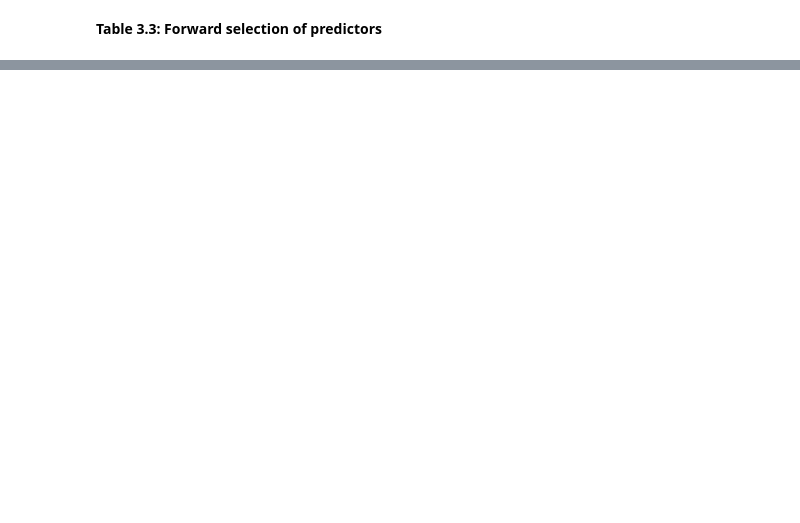
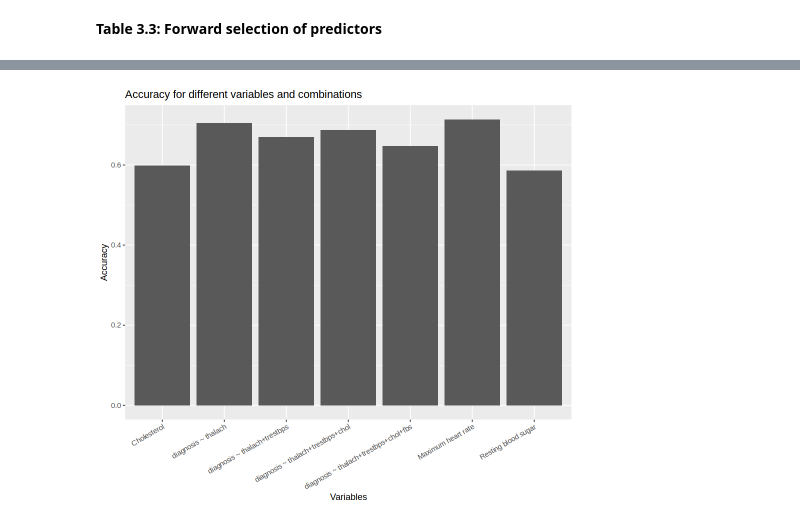
Before and after one commit to BeesKneezz/dsci_100_2023_group_7, a Jupyter notebook: data_analysis.ipynb, the cells around one changed output, grey strips where cells are left out. Saved outputs shown, nothing was run; the diff lists cells and outputs as text; code cells hidden in the pictures; blank space fills up the shorter version.

Commit message:
Add temporary bar chart

```diff
--- a/data_analysis.ipynb
+++ b/data_analysis.ipynb
@@ -521,0 +522,16 @@ A tibble: 4 × 3
+# %%
+chol <- mutate(metrics_chol2, variable = "Cholesterol") |>
+    rename(accuracy = mean) |>
+    select(variable, accuracy)
+trest <- mutate(metrics_trestbps2, variable = "Resting blood sugar") |>
+    rename(accuracy = mean) |>
+    select(variable, accuracy)
+thal <- mutate(metrics_thalach2, variable = "Maximum heart rate") |>
+    rename(accuracy = mean) |>
+    select(variable, accuracy)
+acc <- mutate(accuracies, variable = model_string) |>
+    select(variable, accuracy)
+
+all_accuracies <- rbind(chol, trest, thal, acc)
+
+all_accuracies
@@ -521,0 +549,10 @@ A tibble: 4 × 3
+# %%
+options(repr.plot.width = 8, repr.plot.height = 7)
+graph <- all_accuracies |>
+    ggplot(aes(x = variable, y = accuracy)) +
+    geom_bar(stat="identity") +
+    labs(title = "Accuracy for different variables and combinations", x = "Variables", y = "Accuracy") +
+    theme(axis.text.x = element_text(angle = 30, hjust = 1))
+graph
+# %% [output]
+[figure, added]
```
Also changed, not shown: parts of 6 cells of this notebook.
